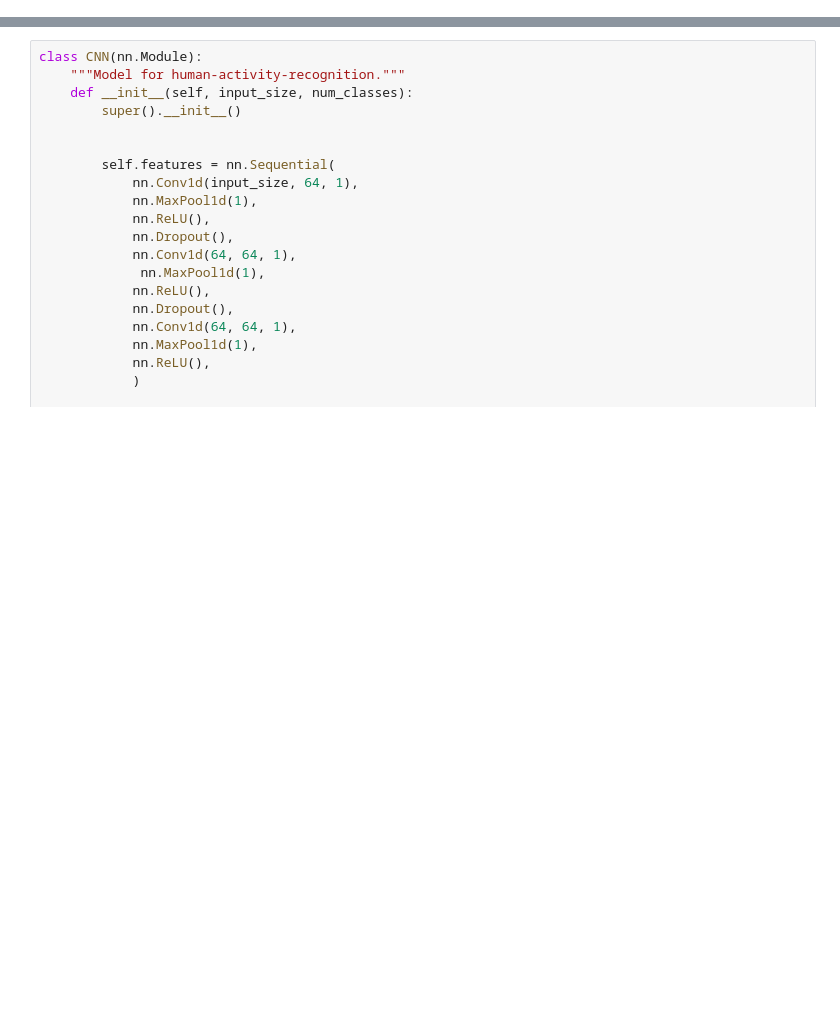
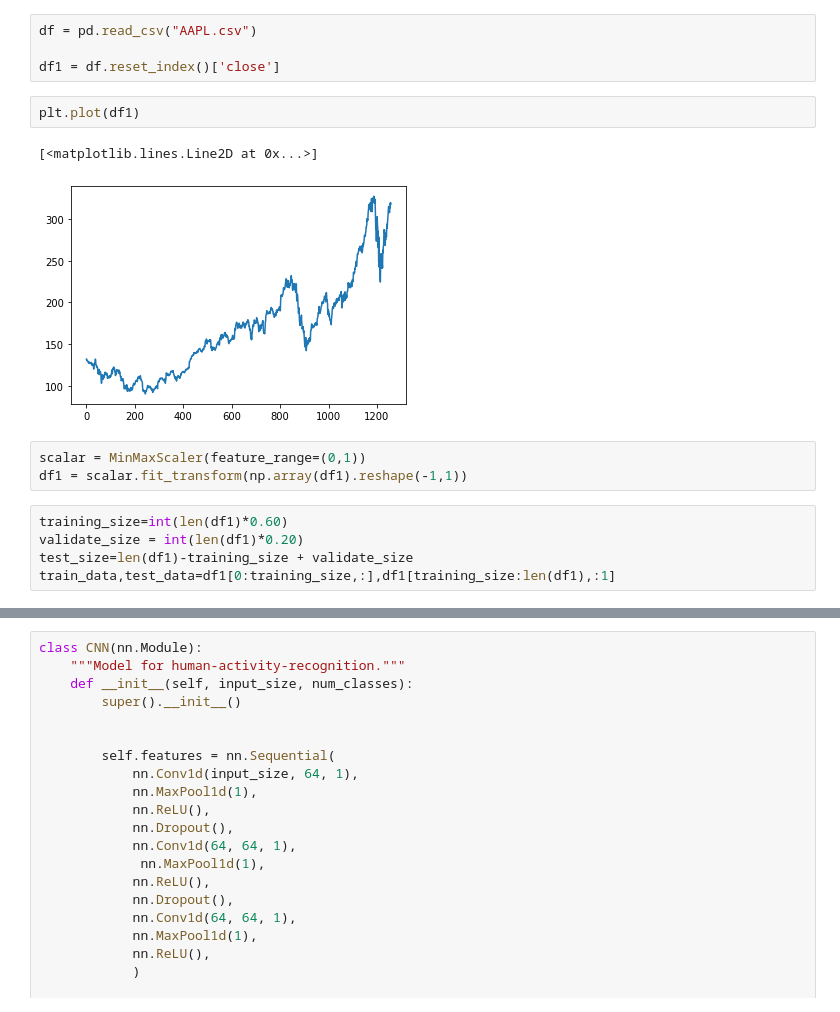
Before and after one commit to AdamFulton/thesis, a Jupyter notebook: time_series_1Dcnn.ipynb, the cells around one changed output, grey strips where cells are left out. Saved outputs shown, nothing was run; the diff lists cells and outputs as text; blank space fills up the shorter version.

```diff
--- a/time_series_1Dcnn.ipynb
+++ b/time_series_1Dcnn.ipynb
@@ -98,0 +46,17 @@ train_dl = DataLoader(final,batch_size)
+# %%
+df = pd.read_csv("AAPL.csv")
+
+df1 = df.reset_index()['close']
+# %%
+plt.plot(df1)
+# %% [output]
+[<matplotlib.lines.Line2D at 0x...>]
+[figure, added]
+# %%
+scalar = MinMaxScaler(feature_range=(0,1))
+df1 = scalar.fit_transform(np.array(df1).reshape(-1,1))
+# %%
+training_size=int(len(df1)*0.60)
+validate_size = int(len(df1)*0.20)
+test_size=len(df1)-training_size + validate_size
+train_data,test_data=df1[0:training_size,:],df1[training_size:len(df1),:1]
```
Also changed, not shown: parts of 19 cells of this notebook.
